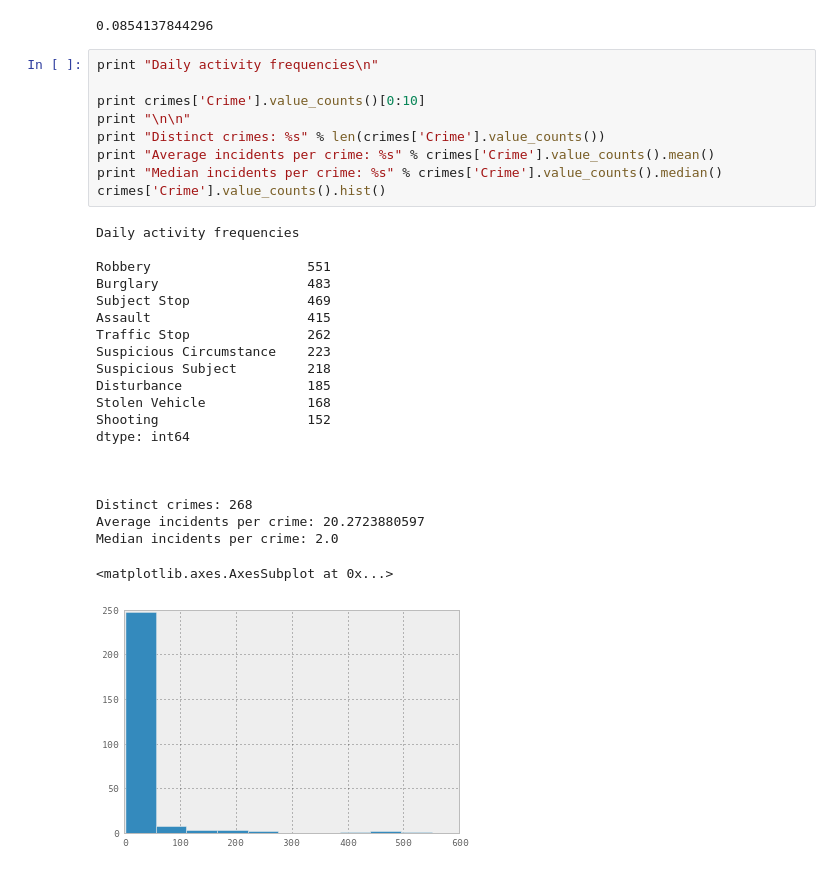
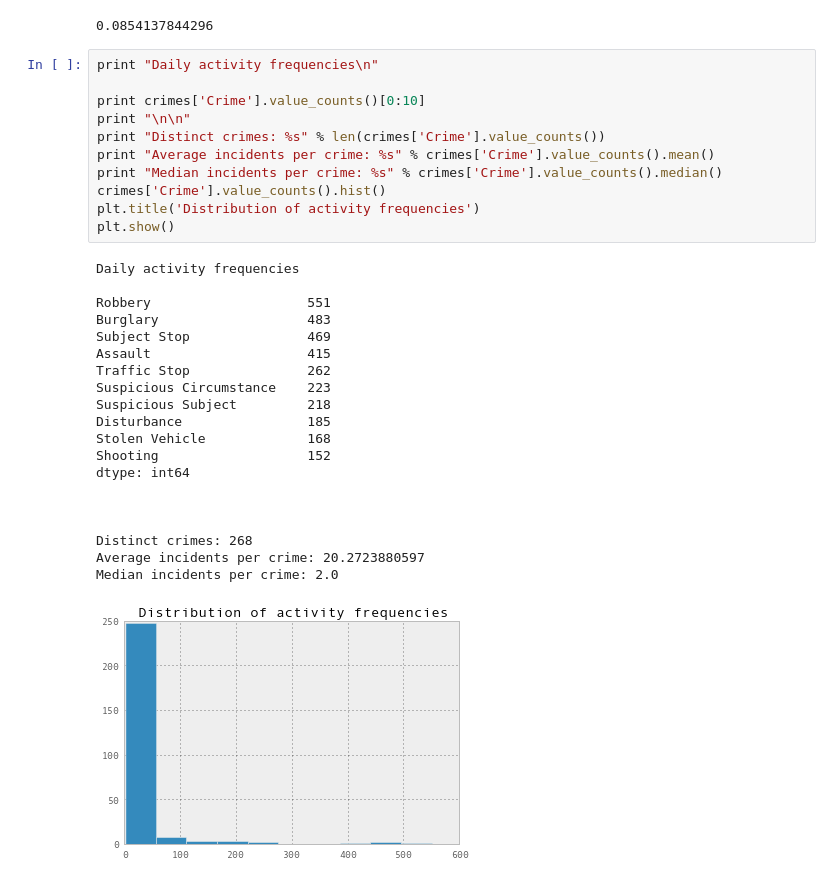
Before and after one commit to dankeemahill/dailyactivity, a Jupyter notebook: analysis.ipynb, the cells around one changed output. Drawn from its saved outputs; the diff is of its cells as text.

```diff
--- a/analysis.ipynb
+++ b/analysis.ipynb
@@ -21,34 +21,35 @@ print float(crimes['Crime'].count()) / float(ucr['InternalID'].count())
 # %%
 print "Daily activity frequencies\n"
 
 print crimes['Crime'].value_counts()[0:10]
 print "\n\n"
 print "Distinct crimes: %s" % len(crimes['Crime'].value_counts())
 print "Average incidents per crime: %s" % crimes['Crime'].value_counts().mean()
 print "Median incidents per crime: %s" % crimes['Crime'].value_counts().median()
 crimes['Crime'].value_counts().hist()
+plt.title('Distribution of activity frequencies')
+plt.show()
 # %% [output]
 Daily activity frequencies
 
 Robbery                    551
 Burglary                   483
 Subject Stop               469
 Assault                    415
 Traffic Stop               262
 Suspicious Circumstance    223
 Suspicious Subject         218
 Disturbance                185
 Stolen Vehicle             168
 Shooting                   152
 dtype: int64
 
 
 
 Distinct crimes: 268
 Average incidents per crime: 20.2723880597
 Median incidents per crime: 2.0
-<matplotlib.axes.AxesSubplot at 0x...>
-[figure, old version]
+[figure, new version]
 # %%
 print "UCR frequencies\n"
 print ucr['Description'].value_counts()[0:10]
```
Also changed, not shown: parts of 2 cells of this notebook.
